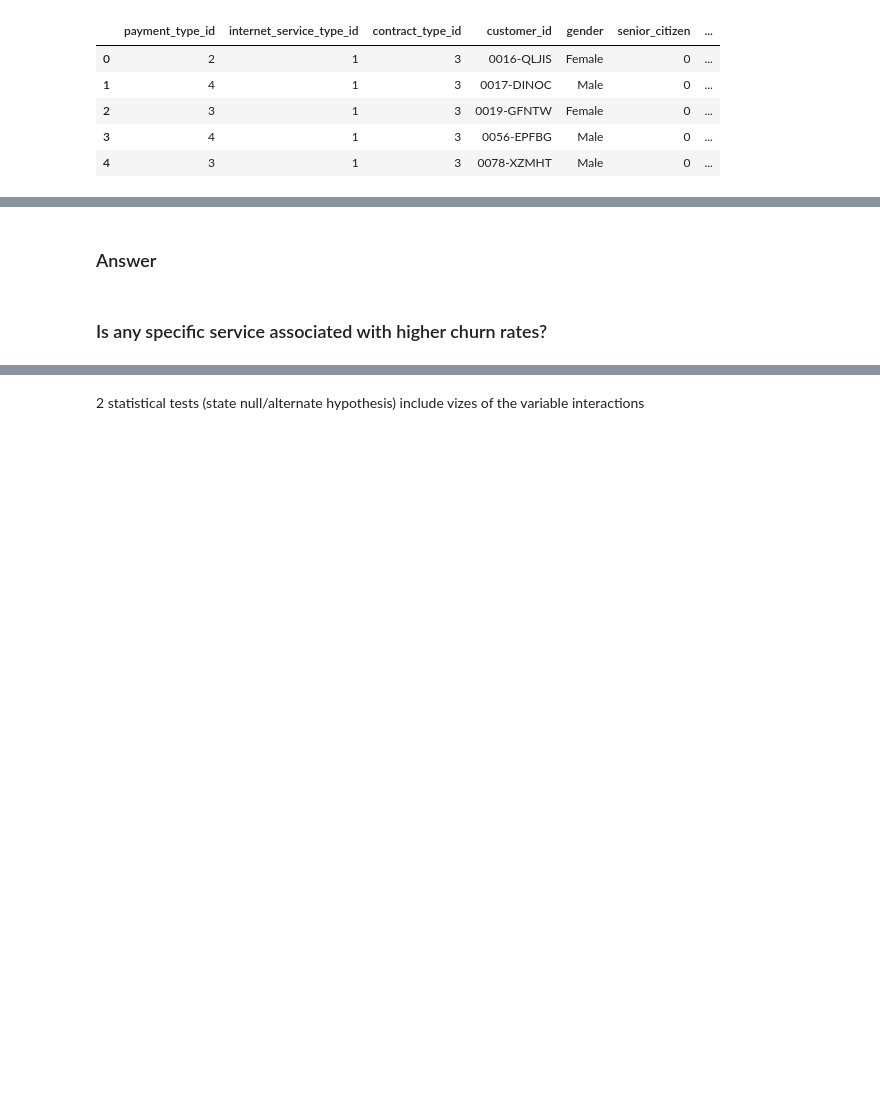
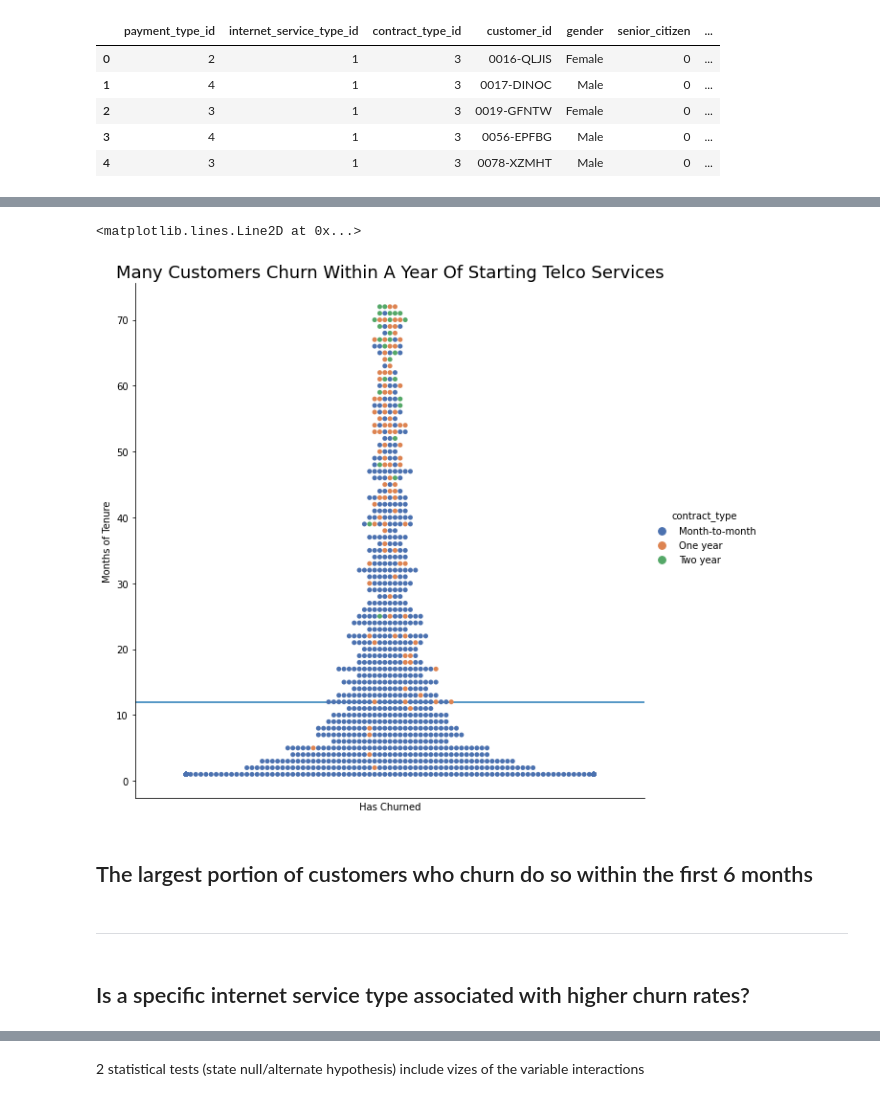
Before and after one commit to lainslie-18/telco_classification_project, a Jupyter notebook: telco_classification_project_draft.ipynb, the cells around one changed output, grey strips where cells are left out. Cells and saved outputs as stored; diff of their text form; code cells hidden in the pictures; blank space fills up the shorter version.

```diff
--- a/telco_classification_project_draft.ipynb
+++ b/telco_classification_project_draft.ipynb
@@ -372,6 +350,21 @@ plt.show()
 # %%
-# viz
+# plot visualization of relationship of amount of customers churned across different lengths of tenure
+sns.catplot(x='churn', y='tenure',
+            kind='swarm', hue='contract_type',
+            palette='deep', size=8, aspect=1,
+            data=train[train.churn==1])
+
+plt.title('Many Customers Churn Within A Year Of Starting Telco Services', fontsize=18)
+plt.xlabel('Has Churned')
+plt.ylabel('Months of Tenure')
+plt.xticks([1], ['Has Churned'])
+plt.axhline(y=12)
+# %% [output]
+<matplotlib.lines.Line2D at 0x...>
+[figure, added]
 # %% [markdown]
-### Answer
+## The largest portion of customers who churn do so within the first 6 months
+# %% [markdown]
+***
 # %% [markdown]
-### Is any specific service associated with higher churn rates?
+## Is a specific internet service type associated with higher churn rates?
```
Also changed, not shown: parts of 88 cells of this notebook.
